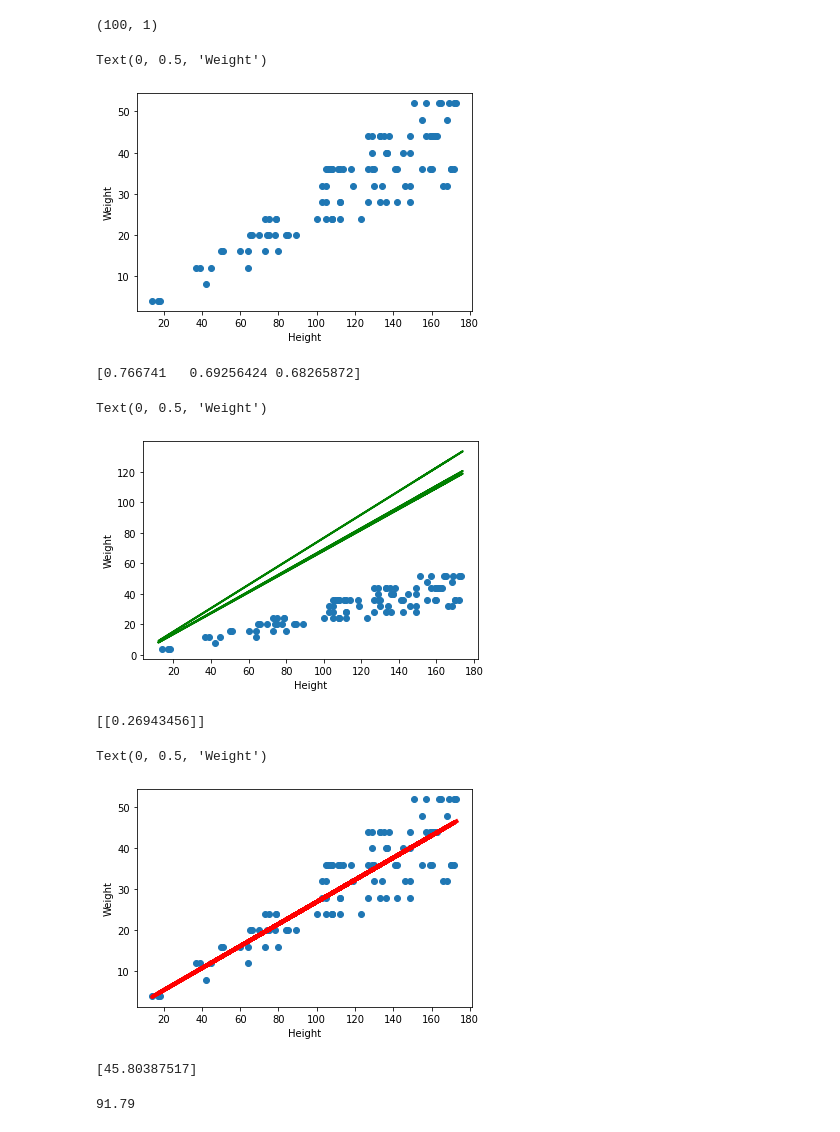
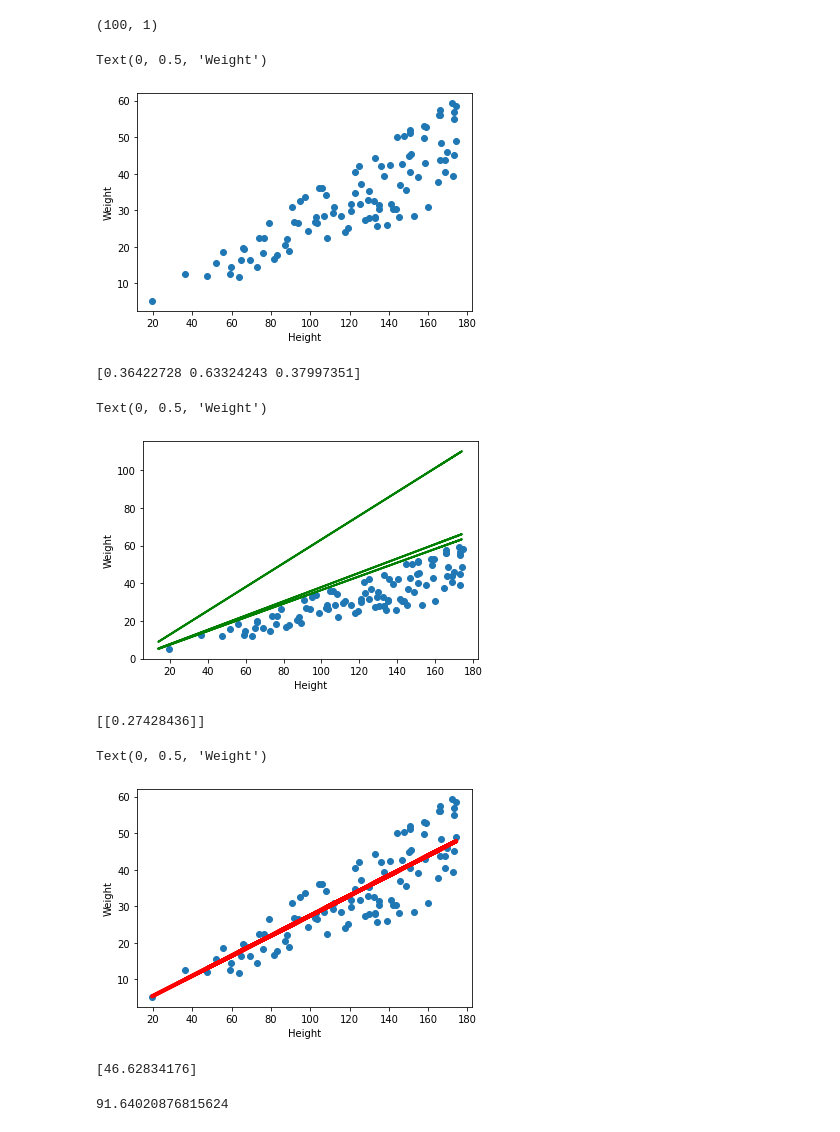
Before and after one commit to hoseindamavandi/Adaline, a Jupyter notebook: Height-Weight/Height-Weight Adaline.ipynb, the cells around one changed output. Saved outputs shown, nothing was run; the diff lists cells and outputs as text; code cells hidden in the pictures.

```diff
--- a/Height-Weight/Height-Weight Adaline.ipynb
+++ b/Height-Weight/Height-Weight Adaline.ipynb
@@ -22,36 +22,36 @@ def BMI(height,weight):
         return -1
     else:
         return -1
 def generate_data(N):
     X = []
     Y = []
     n=0
     while n != N:
     #for i in range(N):
-        x = np.random.randint(1, 175)
-        y = 4 * np.random.randint(1, 175)
+        x = np.random.uniform(1, 175)
+        y = 4 * np.random.uniform(1, 175)
 
         if BMI(x,y) == 1:
             X.append(x)
             Y.append(y)
             n+=1
 
     X = np.array(X)
     Y = np.array(Y)
 
     X = X.reshape(N,1)
     Y = Y.reshape(N,1)
     return X,Y
 
 X_train,Y_train = generate_data(100)
 print(np.shape(X_train))
 plt.scatter(X_train,Y_train)
 plt.xlabel('Height')
 plt.ylabel('Weight')
 # %% [output]
 (100, 1)
 Text(0, 0.5, 'Weight')
-[figure, old version]
+[figure, new version]
 # %%
 M = np.random.uniform(0.3, 0.9, 3)
 print(M)
@@ -62,9 +62,9 @@ for m in M:
 plt.xlabel('Height')
 plt.ylabel('Weight')
 # %% [output]
-[0.766741   0.69256424 0.68265872]
+[0.36422728 0.63324243 0.37997351]
 Text(0, 0.5, 'Weight')
-[figure, old version]
+[figure, new version]
 # %%
 class AdalineRegressor:
     def __init__(self):
@@ -92,7 +92,7 @@ model = AdalineRegressor()
 model.fit(X_train,Y_train)
 print(model.w)
 # %% [output]
-[[0.26943456]]
+[[0.27428436]]
 # %%
 Y_pred = np.matmul(X_train, model.w)
 # %%
@@ -102,19 +102,19 @@ plt.xlabel('Height')
 plt.ylabel('Weight')
 # %% [output]
 Text(0, 0.5, 'Weight')
-[figure, old version]
+[figure, new version]
 # %%
 x_test = np.array([170])
 y_pred = model.predict(x_test)
 print(y_pred)
 # %% [output]
-[45.80387517]
+[46.62834176]
 # %%
 X_test , Y_test = generate_data(100)
 # %%
 model.evaluate(X_test,Y_test)
 # %% [output]
-91.79
+91.64020876815624
 # %%
 from scipy import stats, optimize, interpolate
 X = np.concatenate((X_train, X_test))
```
Also changed, not shown: parts of 1 cell of this notebook.
